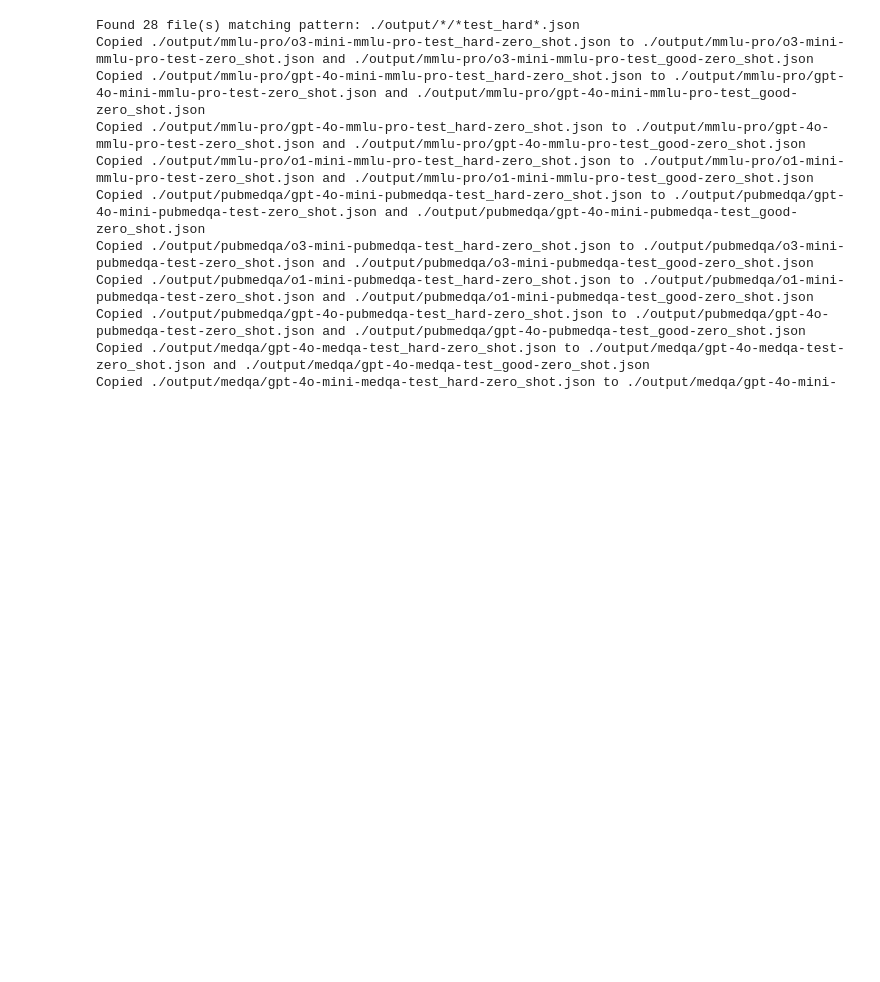
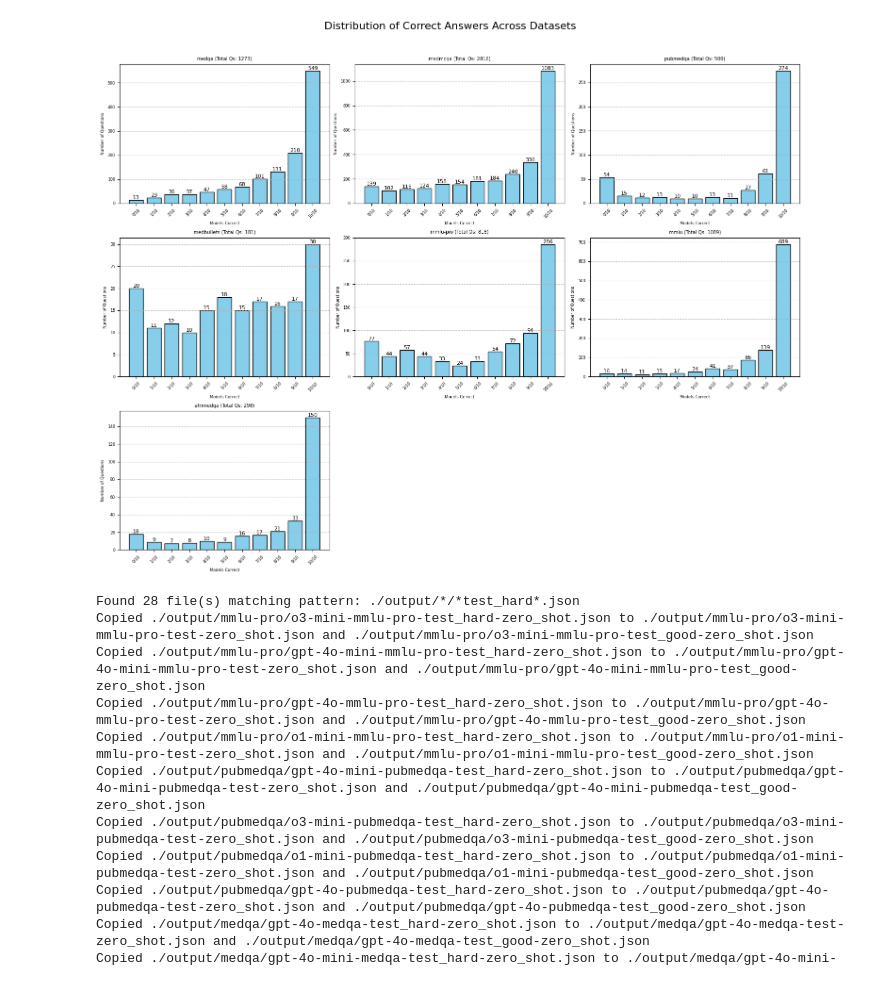
Before and after one commit to mahdi-shafiei/MedAgents-2, a Jupyter notebook: baselines/MedPrompt/misc.ipynb, the cells around one changed output. Saved outputs shown, nothing was run; the diff lists cells and outputs as text; code cells hidden in the pictures; blank space fills up the shorter version.

```diff
--- a/baselines/MedPrompt/misc.ipynb
+++ b/baselines/MedPrompt/misc.ipynb
@@ -133,0 +424,89 @@ Total cost of experiment: $46.56
+# %%
+import os
+import json
+import math
+import matplotlib.pyplot as plt
+from collections import Counter
+
+# Assume that both 'datasets' and 'model_names' are defined previously.
+datasets = ['medqa', 'medmcqa', 'pubmedqa', 'medbullets', 'mmlu-pro', 'mmlu', 'afrimedqa']
+# model_names is assumed to be defined earlier (e.g., model_names = ['claude-3-5-haiku', 'claude-3-5-sonnet', ...])
+
+# Determine subplot grid dimensions (using 3 columns for a balanced layout)
+n_datasets = len(datasets)
+ncols = 3
+nrows = math.ceil(n_datasets / ncols)
+
+fig, axes = plt.subplots(nrows=nrows, ncols=ncols, figsize=(5 * ncols, 4 * nrows))
+axes = axes.flatten()
+
+for ax, dataset in zip(axes, datasets):
+    print(f"Processing dataset '{dataset}' with {len(model_names)} model file(s).")
+
+    # Aggregate the count of models that answered each question correctly.
+    # Use the question's unique identifier ("realidx") if available; otherwise, fallback to "question" text.
+    question_correct = {}  # key: question identifier; value: count of correct responses across models
+
+    for model in model_names:
+        # Convert model name to a file-friendly format.
+        model_filename = model.replace('/', '_')
+        # Construct the expected JSON filename.
+        file_path = os.path.join('.', 'output', dataset, f"{model_filename}-{dataset}-test-zero_shot.json")
+
+        if not os.path.exists(file_path):
+            print(f"JSON file not found for model '{model}' in dataset '{dataset}' with expected filename: {file_path}")
+            continue
+
+        with open(file_path, 'r') as f:
+            try:
+                predictions = json.load(f)
+            except json.JSONDecodeError as e:
+                print(f"Error decoding JSON from {file_path}: {e}")
+                continue
+
+        for entry in predictions:
+            # Use "realidx" as unique identifier if provided; otherwise, fallback to the "question" text.
+            qid = entry.get("realidx") or entry.get("question", "unknown_question")
+            # Determine whether the model's answer is correct.
+            predicted = str(entry.get("predicted_answer", "")).strip()
+            correct_ans = str(entry.get("answer_idx", "")).strip()
+            # Initialize count for this question if not already present.
+            if qid not in question_correct:
+                question_correct[qid] = 0
+            if predicted == correct_ans:
+                question_correct[qid] += 1
+
+    # Assume the total number of models equals the length of model_names.
+    total_models = len(model_names)
+
+    # Compute the distribution: count how many questions received k correct answers (k = 0, 1, ..., total_models).
+    distribution = Counter(question_correct.values())
+
+    # Prepare data for plotting: ensure counts for all possible correct responses are present.
+    x_values = list(range(total_models + 1))
+    y_counts = [distribution.get(k, 0) for k in x_values]
+    x_labels = [f"{k}/{total_models}" for k in x_values]
+
+    # Create a bar plot in the corresponding subplot axis.
+    bars = ax.bar(x_values, y_counts, color='skyblue', edgecolor='black')
+    ax.set_xlabel("Models Correct")
+    ax.set_ylabel("Number of Questions")
+    ax.set_title(f"{dataset} (Total Qs: {sum(y_counts)})")
+    ax.set_xticks(x_values)
+    ax.set_xticklabels(x_labels, rotation=45)
+    ax.grid(axis='y', linestyle='--', alpha=0.7)
+
+    # Annotate each bar with its count value for added clarity.
+    for bar in bars:
+        height = bar.get_height()
+        if height > 0:
+            ax.text(bar.get_x() + bar.get_width() / 2, height, f'{int(height)}', ha='center', va='bottom', fontsize=8)
+
+# Hide any unused subplots.
+for ax in axes[n_datasets:]:
+    ax.axis('off')
+
+fig.suptitle("Distribution of Correct Answers Across Datasets", fontsize=16)
+fig.tight_layout(rect=[0, 0, 1, 0.95])
+plt.show()
+# %% [output]
@@ -134,3 +520,4 @@ Total cost of experiment: $46.56
+[figure, added]
 # %%
 import glob
 import shutil
```
Also changed, not shown: parts of 4 cells of this notebook, 2 other files.
